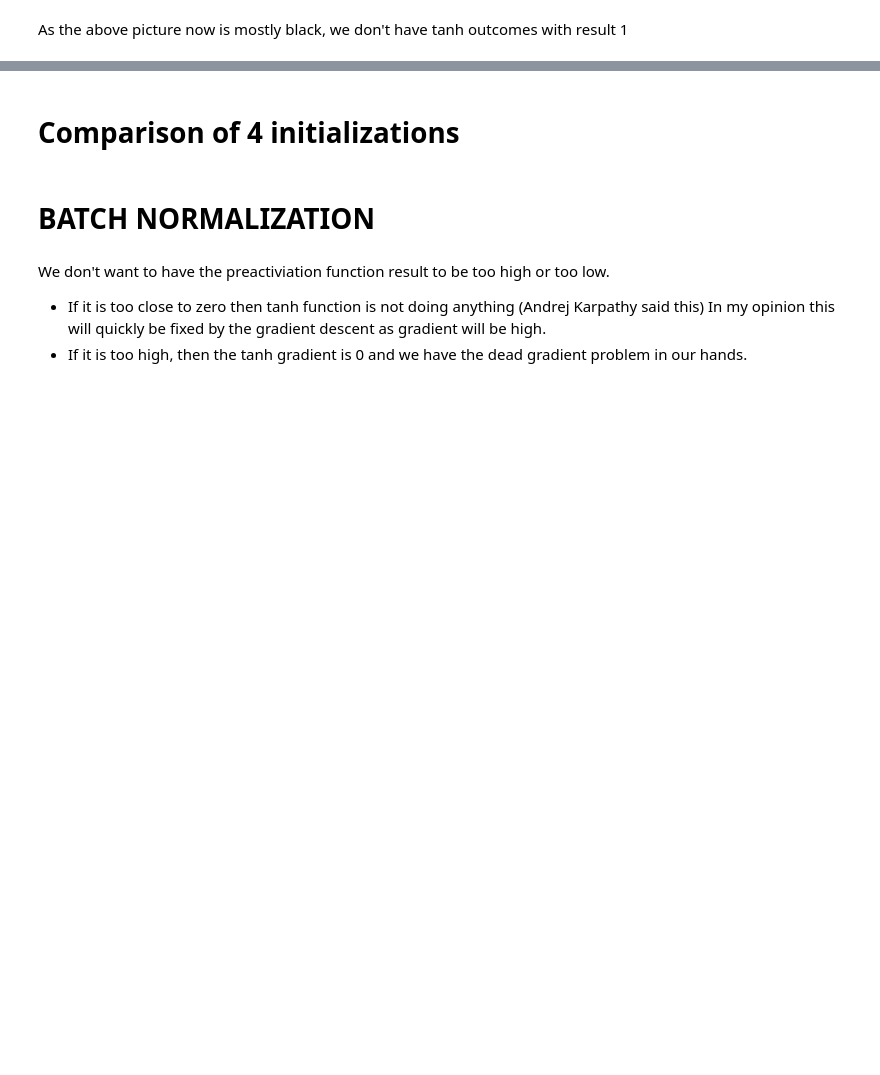
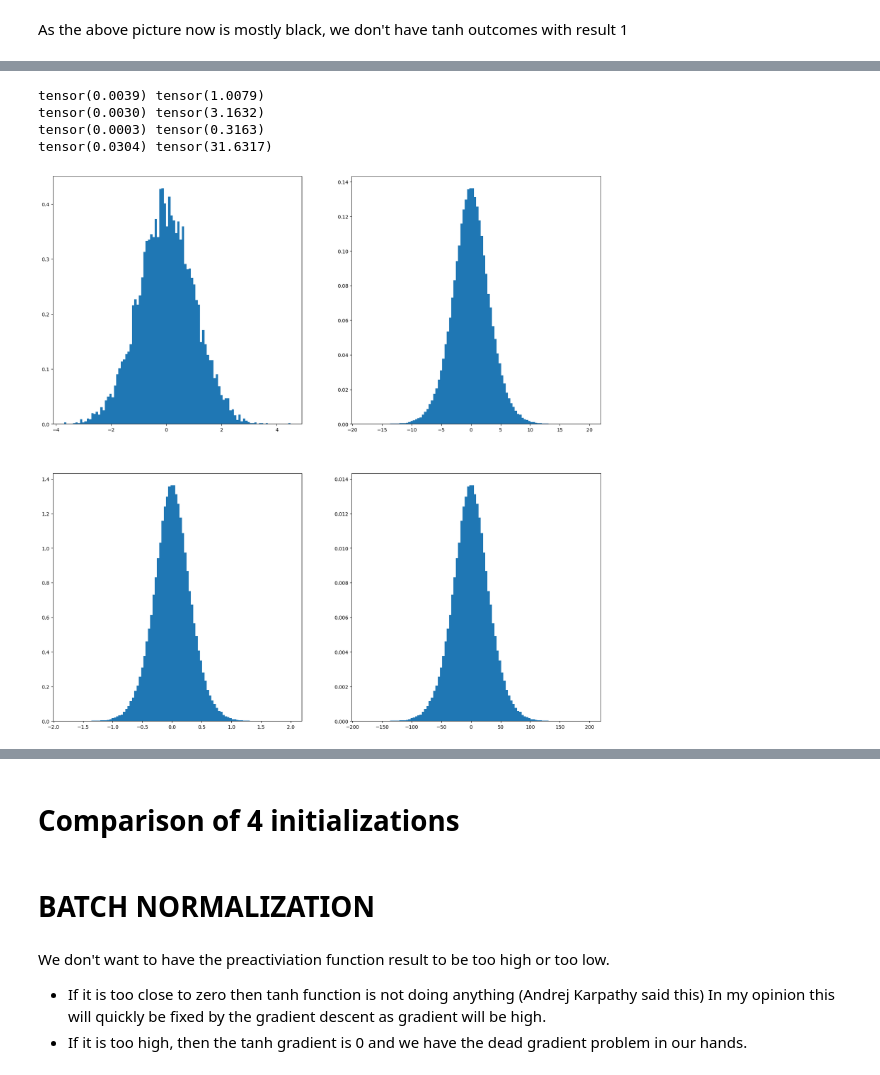
Before and after one commit to AndresNamm/nn_zero_to_hero, a Jupyter notebook: makemore_l3.ipynb, the cells around one changed output, grey strips where cells are left out. Saved outputs shown, nothing was run; the diff lists cells and outputs as text; code cells hidden in the pictures; blank space fills up the shorter version.

```diff
--- a/makemore_l3.ipynb
+++ b/makemore_l3.ipynb
@@ -196 +214,34 @@ As the above picture now is mostly black, we don't have tanh outcomes with resul
+# %%
+x = torch.randn(1000,10)
+w = torch.randn(10,200)
+
+y = x @ w
+
+y1 = x @ (w * 0.1)
+y2 = x @ (w * 10)
+
+print(x.mean(), x.std())
+print(y.mean(), y.std())
+print(y1.mean(), y1.std())
+print(y2.mean(), y2.std())
+
+pfig = plt.figure(figsize=(20,20))
+sbl1 = plt.subplot(221)
+hist1 = plt.hist(x.view(-1).tolist(), bins=100, density=True)
+
+sbl2 = plt.subplot(222)
+hist2 = plt.hist(y.view(-1).tolist(), bins=100, density=True)
+
+sbl2 = plt.subplot(223)
+hist2 = plt.hist(y1.view(-1).tolist(), bins=100, density=True)
+
+
+sbl2 = plt.subplot(224)
+hist2 = plt.hist(y2.view(-1).tolist(), bins=100, density=True)
+# %% [output]
+tensor(0.0039) tensor(1.0079)
+tensor(0.0030) tensor(3.1632)
+tensor(0.0003) tensor(0.3163)
+tensor(0.0304) tensor(31.6317)
+[figure, added]
 # %% [markdown]
```
Also changed, not shown: parts of 18 cells of this notebook, 4 other files.
